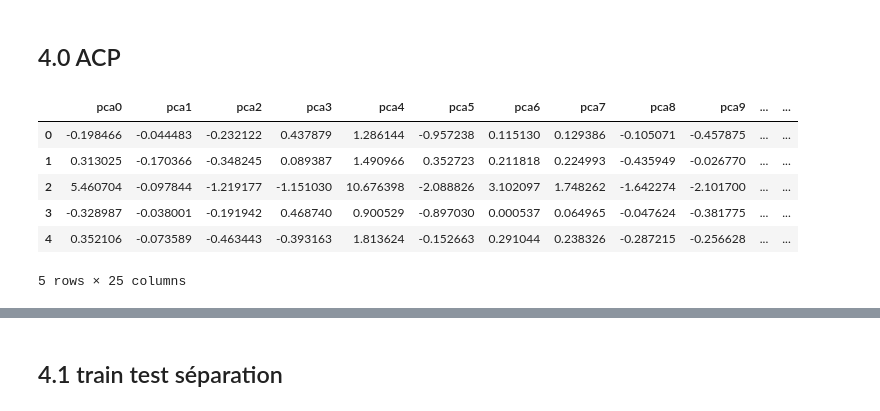
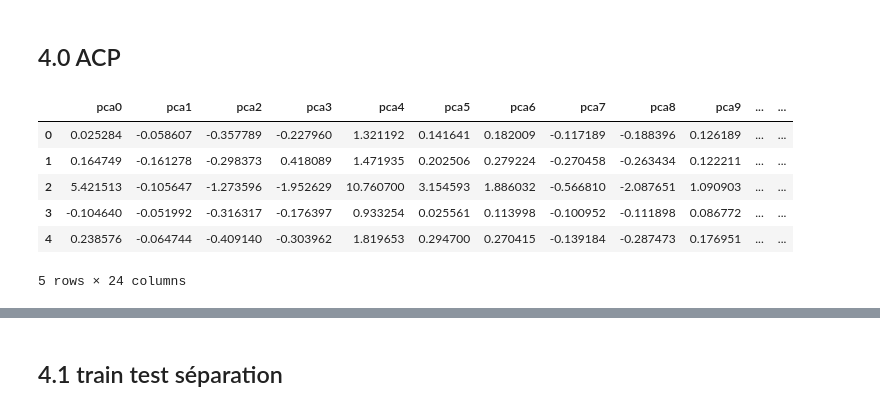
Before and after one commit to Marc0543/Seattle_energy, a Jupyter notebook: trainingmodels_marc.ipynb, the cells around one changed output, grey strips where cells are left out. Cells and saved outputs as stored; diff of their text form; code cells hidden in the pictures.

```diff
--- a/trainingmodels_marc.ipynb
+++ b/trainingmodels_marc.ipynb
@@ -71,8 +95,8 @@ plt.plot(y_test_GHG)
 # %% [markdown]
 # 4.  Prediction : SiteEnergyUsekBtu
 # %%
-possible_features_E = ['Neighborhood_northeast','floor_building',' is_campus ',' decennie ',' Data_Center ',' Office ',' Non_Refrigerated_Warehouse ',' K_12_School ',' Retail_Store ',' Other ',' Hotel ',' Distribution_Center ',' SupermarketGrocery_Store ',' Medical_Office ',' Other___Recreation ',' CollegeUniversity ',' Other___EntertainmentPublic_Assembly ',' Senior_Care_Community ',' Laboratory ',' Restaurant ',' Refrigerated_Warehouse ',' SocialMeeting_Hall ',' Hospital_General_Medical_and_Surgical ',' Multifamily_Housing ',' Strip_Mall' ]
-i = 0
+possible_features_E = ['Neighborhood_northeast','floor_building',' is_campus ',' Data_Center ',' Office ',' Non_Refrigerated_Warehouse ',' K_12_School ',' Retail_Store ',' Other ',' Hotel ',' Distribution_Center ',' SupermarketGrocery_Store ',' Medical_Office ',' Other___Recreation ',' CollegeUniversity ',' Other___EntertainmentPublic_Assembly ',' Senior_Care_Community ',' Laboratory ',' Restaurant ',' Refrigerated_Warehouse ',' SocialMeeting_Hall ',' Hospital_General_Medical_and_Surgical ',' Multifamily_Housing ',' Strip_Mall' ]
+i = 0 # ' decennie ',
 while i < len(possible_features_E):
     possible_features_E[i] = possible_features_E[i].strip()
     i+=1
@@ -133,23 +157,23 @@ X_scaled = (X_energy - X_energy.mean(axis=0)) / X_energy.std(axis=0)
 # %%
 from sklearn.decomposition import PCA
 
 # Create principal components
 pca = PCA()
 X_pca = pca.fit_transform(X_scaled)
 
 # Convert to dataframe
-component_names = [f"PC{i+1}" for i in range(0,X_pca.shape[1])]
+component_names = [f"PC{i+1}" for i in range(1,X_pca.shape[1])]
 X_pca_df = pd.DataFrame(X_pca, columns=component_names)
 
 X_pca.head()
 # %% [output]
 |  | pca0 | pca1 | pca2 | pca3 | pca4 | pca5 | pca6 | pca7 | pca8 | pca9 | ... | ... |
-| 0 | -0.198466 | -0.044483 | -0.232122 | 0.437879 | 1.286144 | -0.957238 | 0.115130 | 0.129386 | -0.105071 | -0.457875 | ... | ... |
-| 1 | 0.313025 | -0.170366 | -0.348245 | 0.089387 | 1.490966 | 0.352723 | 0.211818 | 0.224993 | -0.435949 | -0.026770 | ... | ... |
-| 2 | 5.460704 | -0.097844 | -1.219177 | -1.151030 | 10.676398 | -2.088826 | 3.102097 | 1.748262 | -1.642274 | -2.101700 | ... | ... |
-| 3 | -0.328987 | -0.038001 | -0.191942 | 0.468740 | 0.900529 | -0.897030 | 0.000537 | 0.064965 | -0.047624 | -0.381775 | ... | ... |
-| 4 | 0.352106 | -0.073589 | -0.463443 | -0.393163 | 1.813624 | -0.152663 | 0.291044 | 0.238326 | -0.287215 | -0.256628 | ... | ... |
+| 0 | 0.025284 | -0.058607 | -0.357789 | -0.227960 | 1.321192 | 0.141641 | 0.182009 | -0.117189 | -0.188396 | 0.126189 | ... | ... |
+| 1 | 0.164749 | -0.161278 | -0.298373 | 0.418089 | 1.471935 | 0.202506 | 0.279224 | -0.270458 | -0.263434 | 0.122211 | ... | ... |
+| 2 | 5.421513 | -0.105647 | -1.273596 | -1.952629 | 10.760700 | 3.154593 | 1.886032 | -0.566810 | -2.087651 | 1.090903 | ... | ... |
+| 3 | -0.104640 | -0.051992 | -0.316317 | -0.176397 | 0.933254 | 0.025561 | 0.113998 | -0.100952 | -0.111898 | 0.086772 | ... | ... |
+| 4 | 0.238576 | -0.064744 | -0.409140 | -0.303962 | 1.819653 | 0.294700 | 0.270415 | -0.139184 | -0.287473 | 0.176951 | ... | ... |
-5 rows × 25 columns
+5 rows × 24 columns
 # %%
 loadings = pd.DataFrame(
     pca.components_.T,  # transpose the matrix of loadings
```
Also changed, not shown: parts of 27 cells of this notebook, 1 other file.
